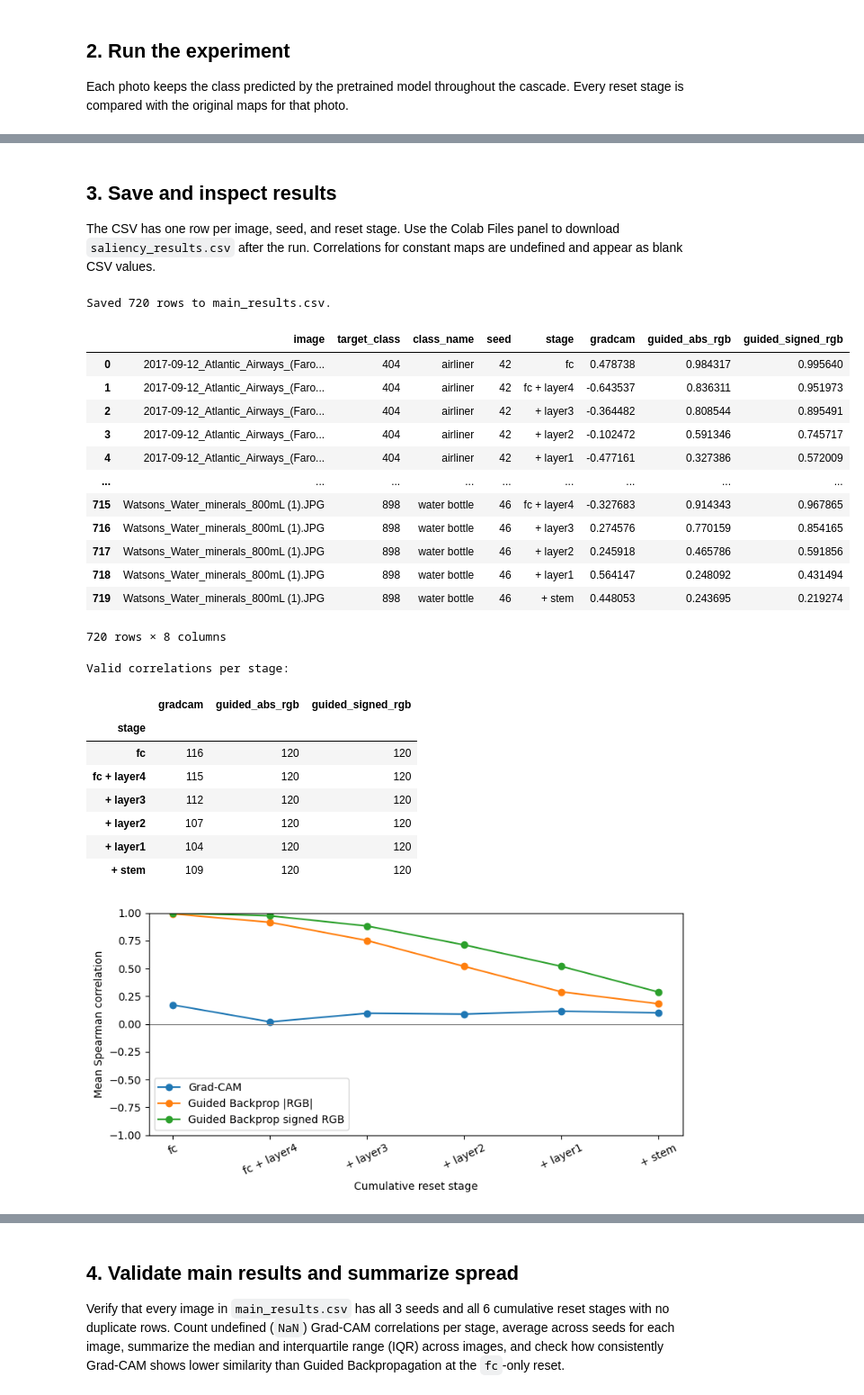
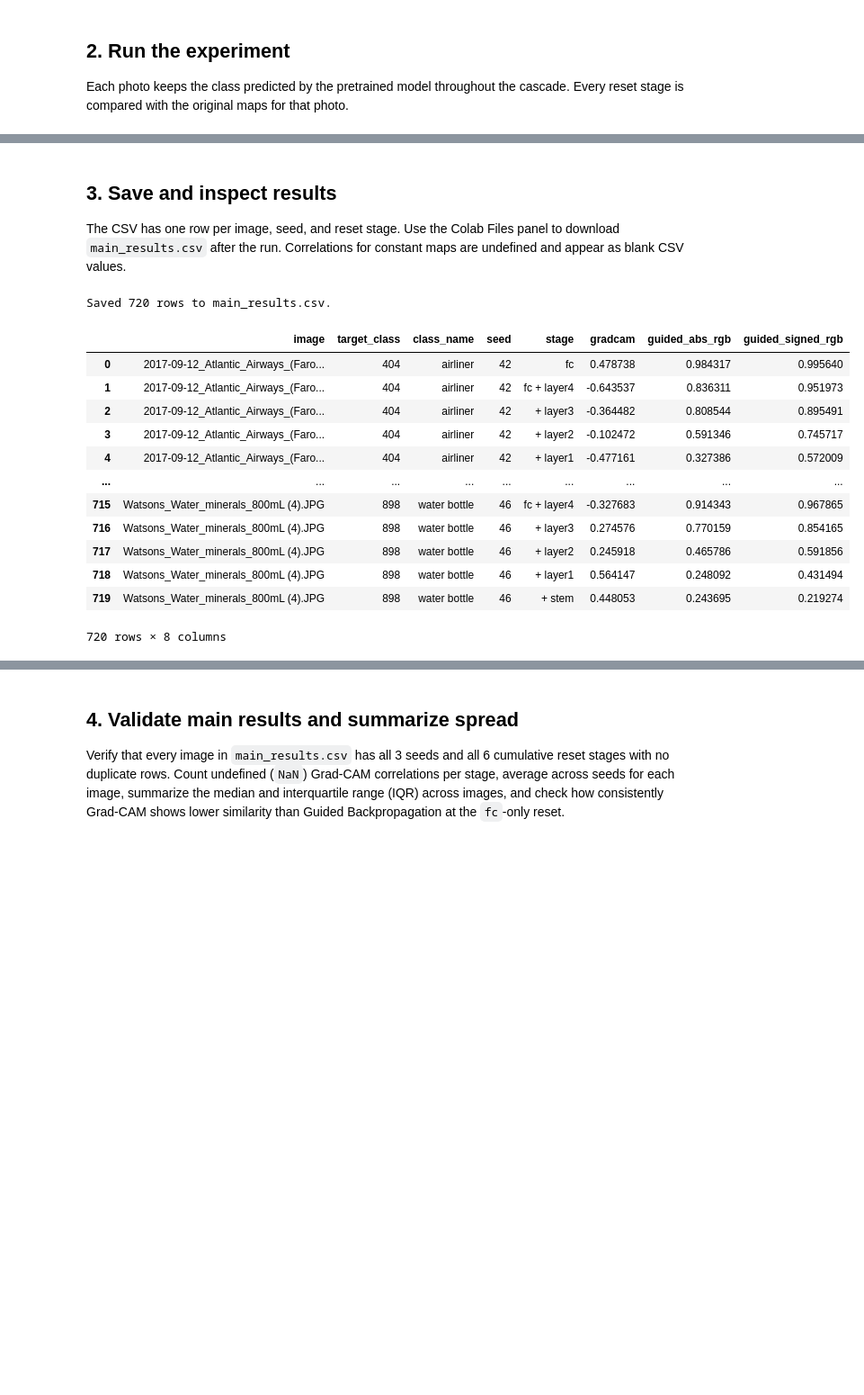
Before and after one commit to animusoyan/ds330-saliency-sanity-checks, a Jupyter notebook: experiment.ipynb, the cells around one changed output, grey strips where cells are left out. Shown at 90% size. Drawn from its saved outputs; the diff is of its cells as text; code cells hidden in the pictures; blank space fills up the shorter version.

```diff
--- a/experiment.ipynb
+++ b/experiment.ipynb
@@ -133,7 +109,6 @@ stages = [
 ]
 
 rows = []
-example = {}
 
 for image_name, image_bytes in uploaded.items():
     with Image.open(BytesIO(image_bytes)) as image:
@@ -178,14 +153,4 @@ for image_name, image_bytes in uploaded.items():
                 "guided_abs_rgb": rank_similarity(original_magnitude, magnitude),
                 "guided_signed_rgb": rank_similarity(original_guided, guided),
             })
-
-            if not example:
-                example = {
-                    "image": image_name,
-                    "class_name": class_name,
-                    "before_cam": original_cam,
-                    "after_cam": cam,
-                    "before_guided": original_magnitude[0].amax(dim=0),
-                    "after_guided": magnitude[0].amax(dim=0),
-                }
 # %% [output]
@@ -209,52 +174,24 @@ Watsons_Water_minerals_800mL (1).JPG → water bottle (898)
 # %% [markdown]
 ## 3. Save and inspect results
 
-The CSV has one row per image, seed, and reset stage. Use the Colab Files panel to download `saliency_results.csv` after the run. Correlations for constant maps are undefined and appear as blank CSV values.
+The CSV has one row per image, seed, and reset stage. Use the Colab Files panel to download `main_results.csv` after the run. Correlations for constant maps are undefined and appear as blank CSV values.
 # %%
 results = pd.DataFrame(rows)
 results.to_csv("main_results.csv", index=False)
 print(f"Saved {len(results)} rows to main_results.csv.")
 display(results)
-
-metrics = ["gradcam", "guided_abs_rgb", "guided_signed_rgb"]
-stage_order = [stage for stage, _ in stages]
-labels = ["Grad-CAM", "Guided Backprop |RGB|", "Guided Backprop signed RGB"]
-summary = results.groupby("stage")[metrics].mean().reindex(stage_order)
-counts = results.groupby("stage")[metrics].count().reindex(stage_order)
-
-if results[metrics].isna().any().any():
-    print("Valid correlations per stage:")
-    display(counts)
-
-ax = summary.set_axis(labels, axis=1).plot(marker="o", figsize=(8, 4), rot=25)
-ax.set_xlabel("Cumulative reset stage")
-ax.set_ylabel("Mean Spearman correlation")
-ax.set_ylim(-1, 1)
-ax.axhline(0, color="gray", linewidth=0.8)
-plt.tight_layout()
-plt.show()
 # %% [output]
 Saved 720 rows to main_results.csv.
 |  | image | target_class | class_name | seed | stage | gradcam | guided_abs_rgb | guided_signed_rgb |
 | 0 | 2017-09-12_Atlantic_Airways_(Faro... | 404 | airliner | 42 | fc | 0.478738 | 0.984317 | 0.995640 |
 | 1 | 2017-09-12_Atlantic_Airways_(Faro... | 404 | airliner | 42 | fc + layer4 | -0.643537 | 0.836311 | 0.951973 |
 | 2 | 2017-09-12_Atlantic_Airways_(Faro... | 404 | airliner | 42 | + layer3 | -0.364482 | 0.808544 | 0.895491 |
 | 3 | 2017-09-12_Atlantic_Airways_(Faro... | 404 | airliner | 42 | + layer2 | -0.102472 | 0.591346 | 0.745717 |
 | 4 | 2017-09-12_Atlantic_Airways_(Faro... | 404 | airliner | 42 | + layer1 | -0.477161 | 0.327386 | 0.572009 |
 | ... | ... | ... | ... | ... | ... | ... | ... | ... |
-| 715 | Watsons_Water_minerals_800mL (1).JPG | 898 | water bottle | 46 | fc + layer4 | -0.327683 | 0.914343 | 0.967865 |
-| 716 | Watsons_Water_minerals_800mL (1).JPG | 898 | water bottle | 46 | + layer3 | 0.274576 | 0.770159 | 0.854165 |
-| 717 | Watsons_Water_minerals_800mL (1).JPG | 898 | water bottle | 46 | + layer2 | 0.245918 | 0.465786 | 0.591856 |
-| 718 | Watsons_Water_minerals_800mL (1).JPG | 898 | water bottle | 46 | + layer1 | 0.564147 | 0.248092 | 0.431494 |
-| 719 | Watsons_Water_minerals_800mL (1).JPG | 898 | water bottle | 46 | + stem | 0.448053 | 0.243695 | 0.219274 |
+| 715 | Watsons_Water_minerals_800mL (4).JPG | 898 | water bottle | 46 | fc + layer4 | -0.327683 | 0.914343 | 0.967865 |
+| 716 | Watsons_Water_minerals_800mL (4).JPG | 898 | water bottle | 46 | + layer3 | 0.274576 | 0.770159 | 0.854165 |
+| 717 | Watsons_Water_minerals_800mL (4).JPG | 898 | water bottle | 46 | + layer2 | 0.245918 | 0.465786 | 0.591856 |
+| 718 | Watsons_Water_minerals_800mL (4).JPG | 898 | water bottle | 46 | + layer1 | 0.564147 | 0.248092 | 0.431494 |
+| 719 | Watsons_Water_minerals_800mL (4).JPG | 898 | water bottle | 46 | + stem | 0.448053 | 0.243695 | 0.219274 |
 720 rows × 8 columns
-Valid correlations per stage:
-|  | gradcam | guided_abs_rgb | guided_signed_rgb |
-| stage |  |  |  |
-| fc | 116 | 120 | 120 |
-| fc + layer4 | 115 | 120 | 120 |
-| + layer3 | 112 | 120 | 120 |
-| + layer2 | 107 | 120 | 120 |
-| + layer1 | 104 | 120 | 120 |
-| + stem | 109 | 120 | 120 |
-[figure, removed]
```
Also changed, not shown: parts of 6 cells of this notebook.
